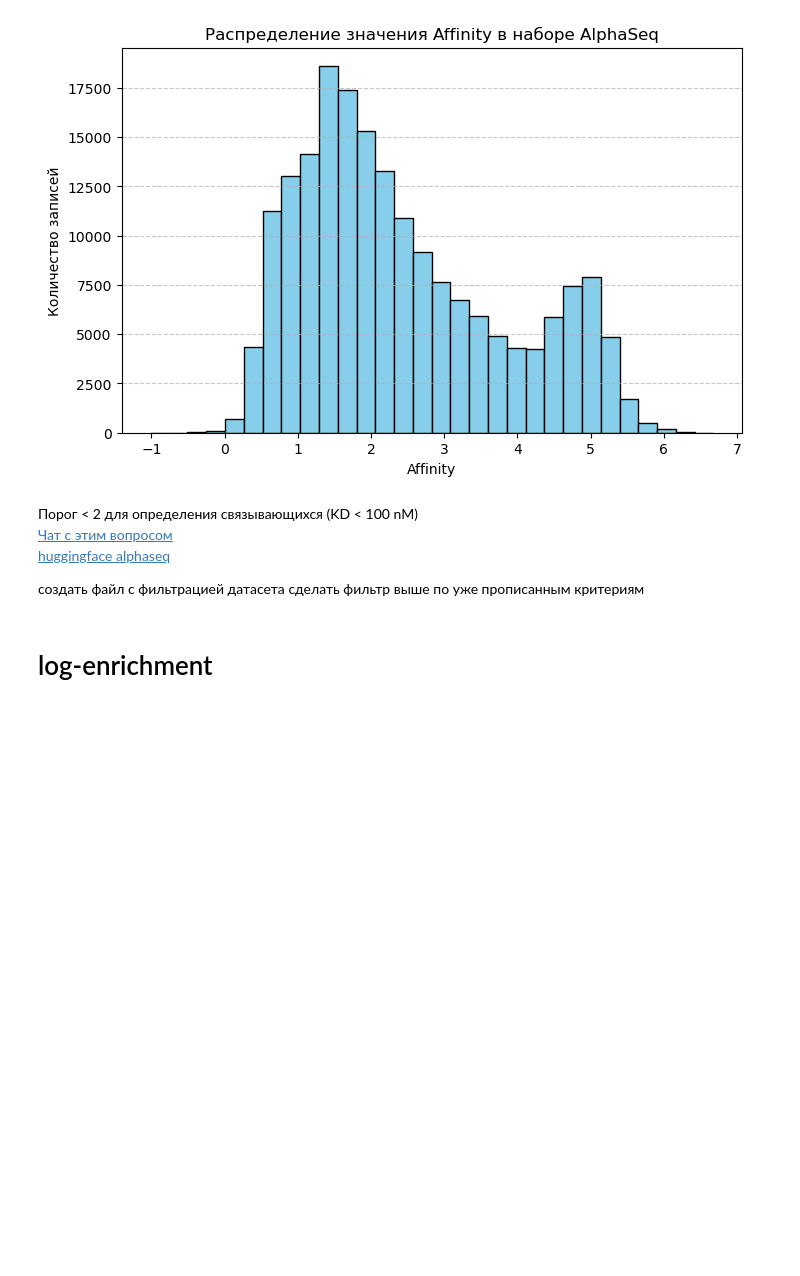
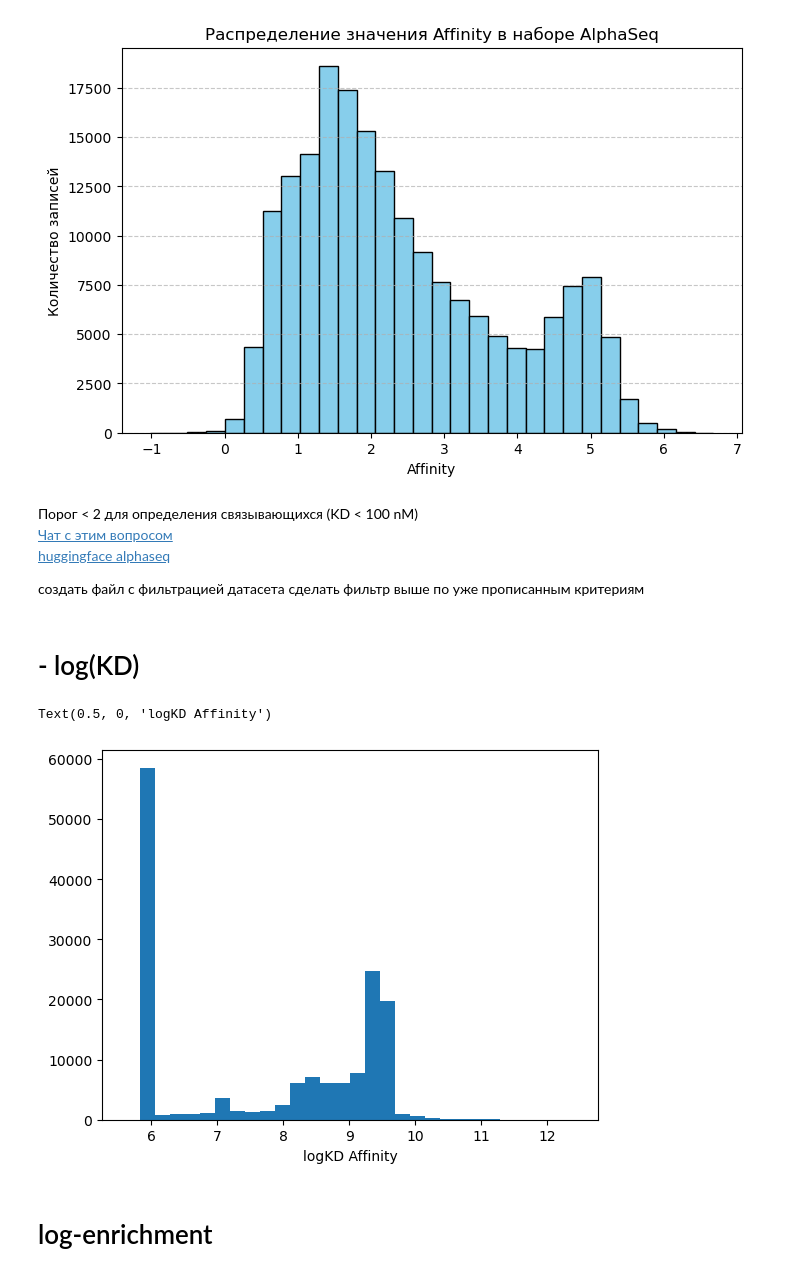
Before and after one commit to younggod2/llm-antibody-fv-generation, a Jupyter notebook: data/EDA/affinity_thresholds.ipynb, the cells around one changed output. Saved outputs shown, nothing was run; the diff lists cells and outputs as text; code cells hidden in the pictures; blank space fills up the shorter version.

```diff
--- a/data/EDA/affinity_thresholds.ipynb
+++ b/data/EDA/affinity_thresholds.ipynb
@@ -77,21 +78,3 @@ log_enrichment             3452
   Всего записей: 1,227,083
   Записей с affinity_type: 1,227,083
   Пропущенных значений: 0
-# %%
-# Загружаем отфильтрованные данные из файла
-import os
-import pandas as pd
-
-# Путь к отфильтрованному файлу (относительно текущей директории ноутбука)
-filtered_data_path = os.path.join('..', 'agab_filtered.parquet')
-
-try:
-    agab_df = pd.read_parquet(filtered_data_path, engine='pyarrow')
-    print(f"Загружены отфильтрованные данные из {filtered_data_path}")
-    print(f"Размер данных: {agab_df.shape}")
-    print(f"Колонки: {list(agab_df.columns)}")
-except FileNotFoundError:
-    raise FileNotFoundError(
-        f"Файл {filtered_data_path} не найден.\n"
-        "Пожалуйста, сначала запустите ноутбук 01_initial_filtering.ipynb для создания отфильтрованных данных."
-    )
@@ -198,6 +177,15 @@ plt.show()
 
 создать файл с фильтрацией датасета
 сделать фильтр выше по уже прописанным критериям
+# %% [markdown]
+# - log(KD)
+# %%
+logKD_df = agab_df[agab_df['affinity_type'] == '-log KD'].copy()
+plt.hist(pd.to_numeric(logKD_df['affinity'], errors='coerce').dropna(), bins=30)
+plt.xlabel('logKD Affinity')
+# %% [output]
+Text(0.5, 0, 'logKD Affinity')
+[figure, added]
 # %% [markdown]
 # log-enrichment
 # %%
```
Also changed, not shown: parts of 3 cells of this notebook, 10 other files.
